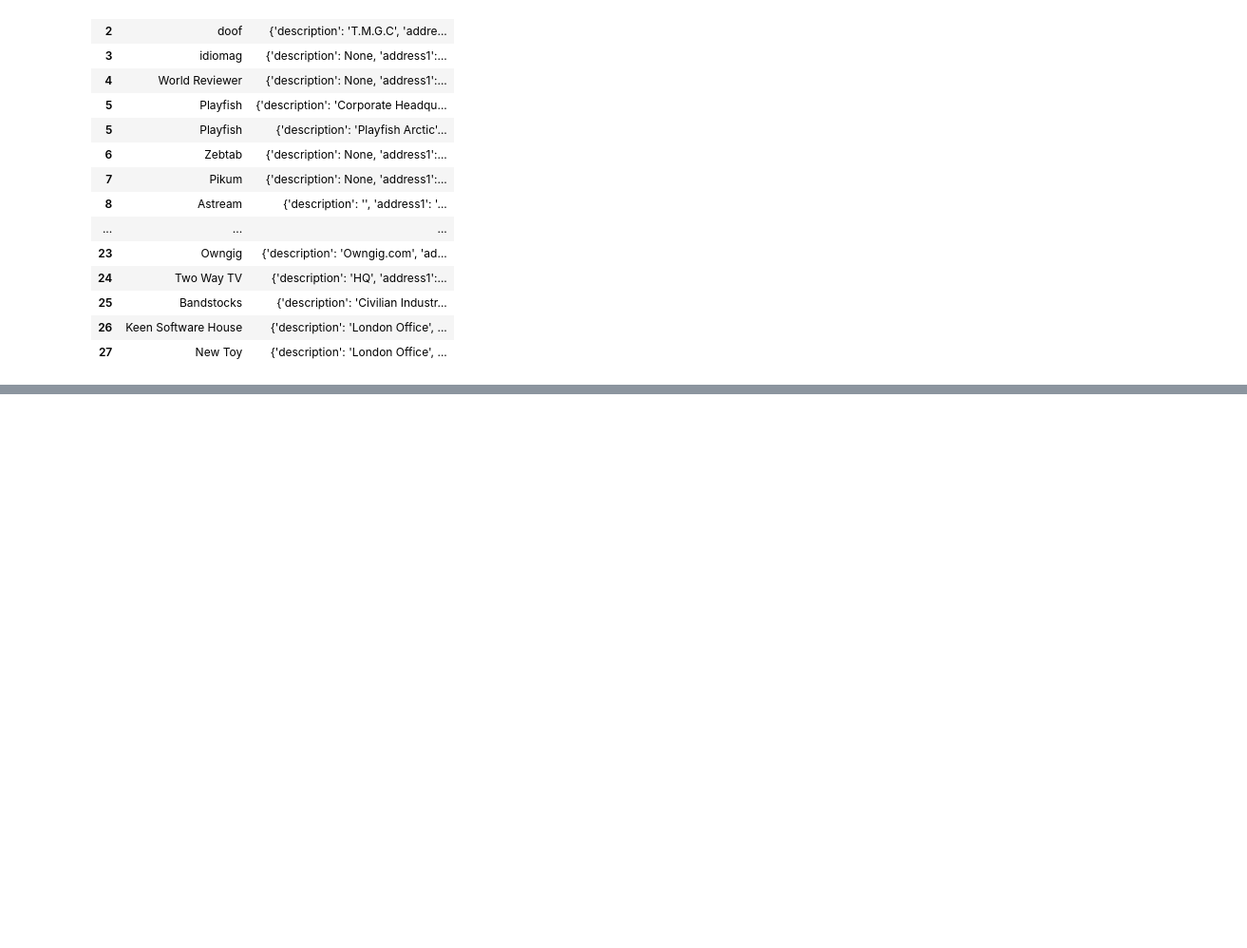
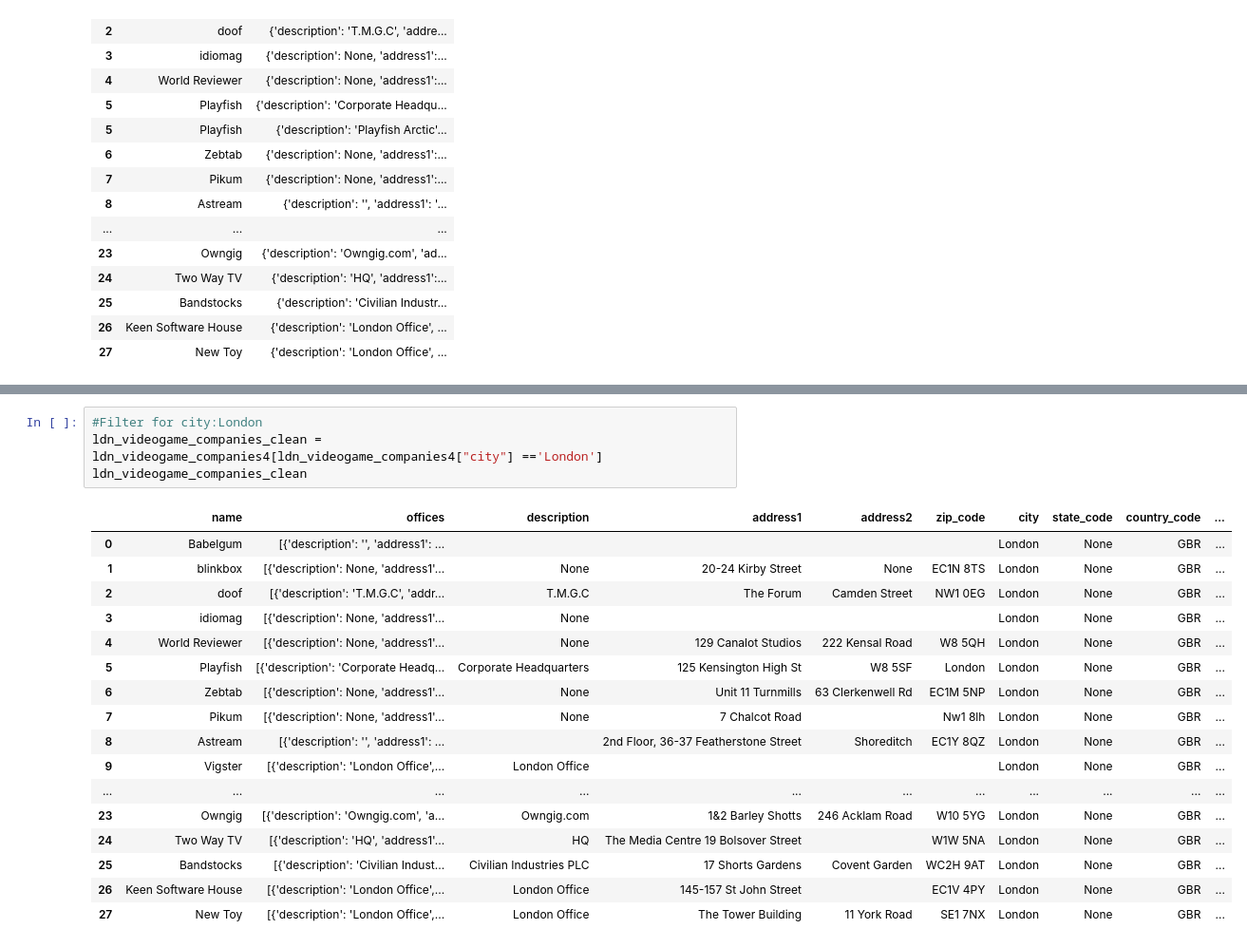
Before and after one commit to Hugocodesdude/Project_3, a Jupyter notebook: src/database_investigation_mongos.ipynb, the cells around one changed output, grey strips where cells are left out. Shown at 95% size. Cells and saved outputs as stored; diff of their text form; blank space fills up the shorter version.

```diff
--- a/src/database_investigation_mongos.ipynb
+++ b/src/database_investigation_mongos.ipynb
@@ -974,3 +986,25 @@ ldn_videogame_companies4
 | 25 | Bandstocks | [{'description': 'Civilian Indust... | Civilian Industries PLC | 17 Shorts Gardens | Covent Garden | WC2H 9AT | London | None | GBR | ... |
 | 26 | Keen Software House | [{'description': 'London Office',... | London Office | 145-157 St John Street |  | EC1V 4PY | London | None | GBR | ... |
 | 27 | New Toy | [{'description': 'London Office',... | London Office | The Tower Building | 11 York Road | SE1 7NX | London | None | GBR | ... |
+# %%
+#Filter for city:London
+ldn_videogame_companies_clean = ldn_videogame_companies4[ldn_videogame_companies4["city"] =='London']
+ldn_videogame_companies_clean
+# %% [output]
+|  | name | offices | description | address1 | address2 | zip_code | city | state_code | country_code | ... |
+| 0 | Babelgum | [{'description': '', 'address1': ... |  |  |  |  | London | None | GBR | ... |
+| 1 | blinkbox | [{'description': None, 'address1'... | None | 20-24 Kirby Street | None | EC1N 8TS | London | None | GBR | ... |
+| 2 | doof | [{'description': 'T.M.G.C', 'addr... | T.M.G.C | The Forum | Camden Street | NW1 0EG | London | None | GBR | ... |
+| 3 | idiomag | [{'description': None, 'address1'... | None |  |  |  | London | None | GBR | ... |
+| 4 | World Reviewer | [{'description': None, 'address1'... | None | 129 Canalot Studios | 222 Kensal Road | W8 5QH | London | None | GBR | ... |
+| 5 | Playfish | [{'description': 'Corporate Headq... | Corporate Headquarters | 125 Kensington High St | W8 5SF | London | London | None | GBR | ... |
+| 6 | Zebtab | [{'description': None, 'address1'... | None | Unit 11 Turnmills | 63 Clerkenwell Rd | EC1M 5NP | London | None | GBR | ... |
+| 7 | Pikum | [{'description': None, 'address1'... | None | 7 Chalcot Road |  | Nw1 8lh | London | None | GBR | ... |
+| 8 | Astream | [{'description': '', 'address1': ... |  | 2nd Floor, 36-37 Featherstone Street | Shoreditch | EC1Y 8QZ | London | None | GBR | ... |
+| 9 | Vigster | [{'description': 'London Office',... | London Office |  |  |  | London | None | GBR | ... |
+| ... | ... | ... | ... | ... | ... | ... | ... | ... | ... | ... |
+| 23 | Owngig | [{'description': 'Owngig.com', 'a... | Owngig.com | 1&2 Barley Shotts | 246 Acklam Road | W10 5YG | London | None | GBR | ... |
+| 24 | Two Way TV | [{'description': 'HQ', 'address1'... | HQ | The Media Centre 19 Bolsover Street |  | W1W 5NA | London | None | GBR | ... |
+| 25 | Bandstocks | [{'description': 'Civilian Indust... | Civilian Industries PLC | 17 Shorts Gardens | Covent Garden | WC2H 9AT | London | None | GBR | ... |
+| 26 | Keen Software House | [{'description': 'London Office',... | London Office | 145-157 St John Street |  | EC1V 4PY | London | None | GBR | ... |
+| 27 | New Toy | [{'description': 'London Office',... | London Office | The Tower Building | 11 York Road | SE1 7NX | London | None | GBR | ... |
```
Also changed, not shown: parts of 8 cells of this notebook, 2 other files.
